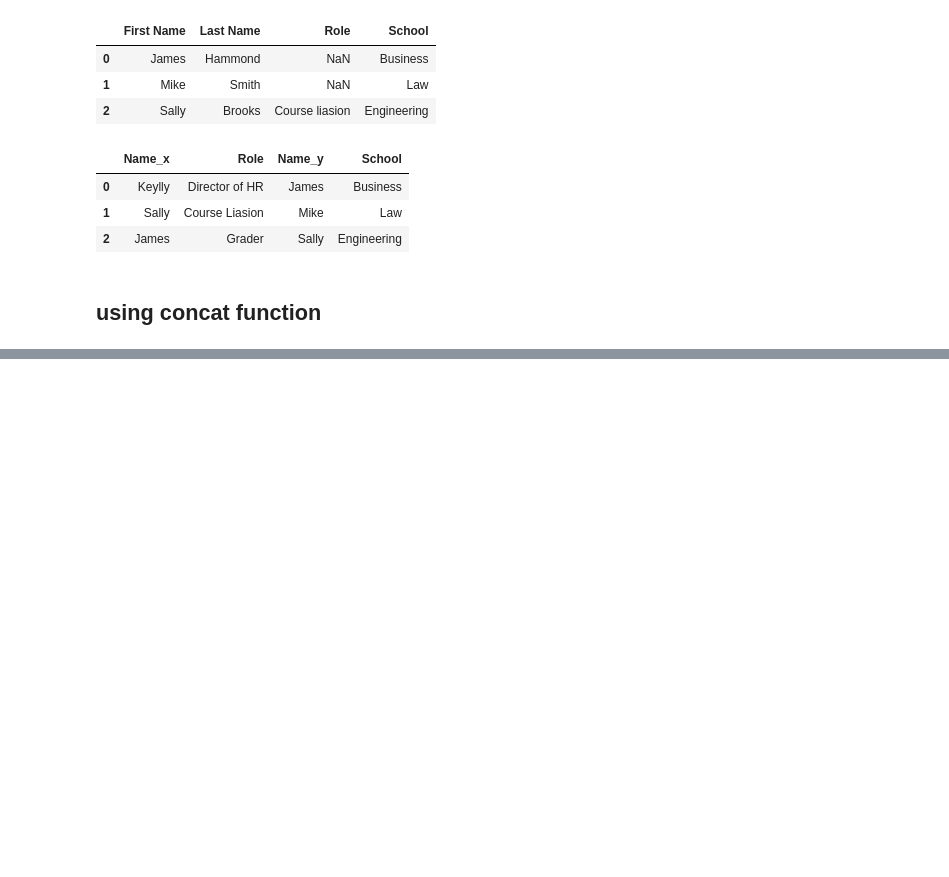
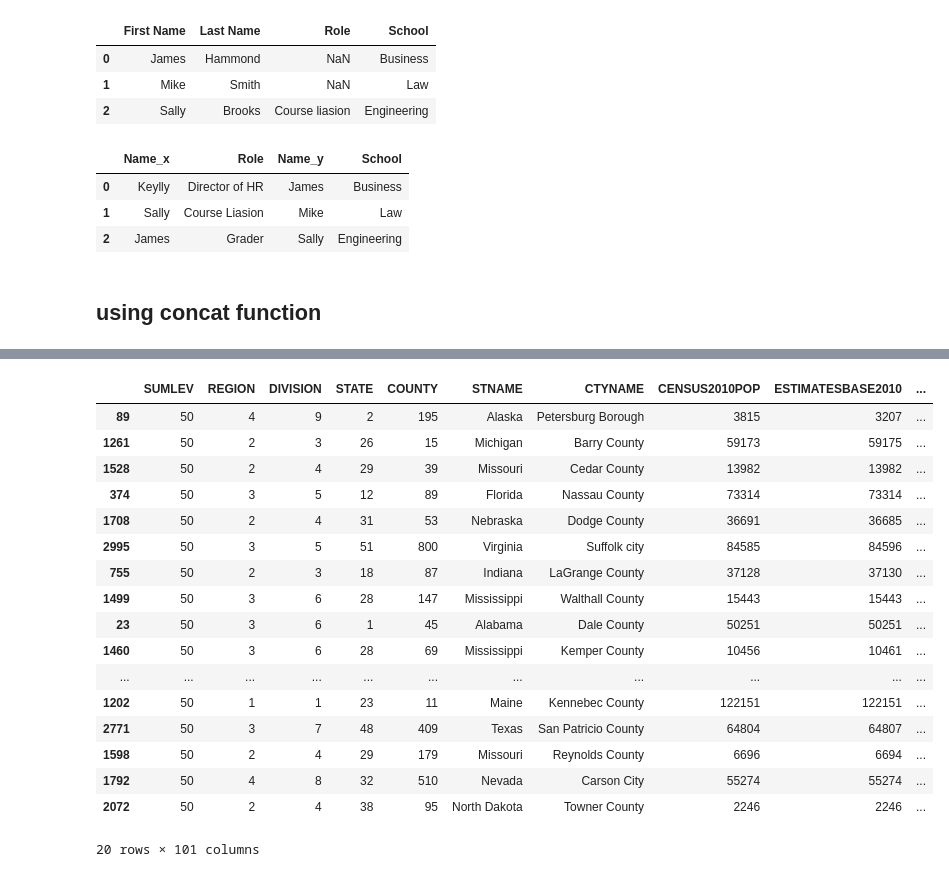
Before and after one commit to shohelbspi/Introduction-to-Data-Science-in-Python, a Jupyter notebook: Week_3.ipynb, the cells around one changed output, grey strips where cells are left out. Saved outputs shown, nothing was run; the diff lists cells and outputs as text; code cells hidden in the pictures; blank space fills up the shorter version.

Commit message:
pandas idioms code update in week3 notebook

```diff
--- a/Week_3.ipynb
+++ b/Week_3.ipynb
@@ -200,0 +331,12 @@ pd.merge(stuff_df,student_df,how='right',left_index=True,right_index=True)
+# %%
+def second_approch():
+    global census
+
+    new_census = census[census['SUMLEV']==50]
+    new_census = census[census].set_index(['SUMLEV','CTYNAME'], inplace=True)
+
+    return new_census.rename(columns={'ESTIMATESBASE2010':'estimate base 2010'})
+
+
+census = pd.read_csv('datasets/Week2/census.csv')
+timeit.timeit(first_approch,number=10)
@@ -200,0 +419,19 @@ pd.merge(stuff_df,student_df,how='right',left_index=True,right_index=True)
+# %%
+def get_state(x):
+    northeast = ['Connecticut','Maine','Vermont']
+    midweast = ['Indiana','North Dakota','South Dakota']
+    south  = ['North California','South California']
+    west = ['Idaho','Montana','Nevada']
+
+    if x in northeast:
+        return 'northeast'
+    elif x in midweast:
+        return 'midweast'
+    elif  x in south:
+        return 'south'
+    elif x in west:
+        return 'west'
+    else:
+        'N/A'
+# %%
+census['state_region'] = census['STNAME'].apply(lambda x:get_state(x))
@@ -200,0 +454,21 @@ pd.merge(stuff_df,student_df,how='right',left_index=True,right_index=True)
+# %%
+census.sample(20)
+# %% [output]
+|  | SUMLEV | REGION | DIVISION | STATE | COUNTY | STNAME | CTYNAME | CENSUS2010POP | ESTIMATESBASE2010 | ... |
+| 89 | 50 | 4 | 9 | 2 | 195 | Alaska | Petersburg Borough | 3815 | 3207 | ... |
+| 1261 | 50 | 2 | 3 | 26 | 15 | Michigan | Barry County | 59173 | 59175 | ... |
+| 1528 | 50 | 2 | 4 | 29 | 39 | Missouri | Cedar County | 13982 | 13982 | ... |
+| 374 | 50 | 3 | 5 | 12 | 89 | Florida | Nassau County | 73314 | 73314 | ... |
+| 1708 | 50 | 2 | 4 | 31 | 53 | Nebraska | Dodge County | 36691 | 36685 | ... |
+| 2995 | 50 | 3 | 5 | 51 | 800 | Virginia | Suffolk city | 84585 | 84596 | ... |
+| 755 | 50 | 2 | 3 | 18 | 87 | Indiana | LaGrange County | 37128 | 37130 | ... |
+| 1499 | 50 | 3 | 6 | 28 | 147 | Mississippi | Walthall County | 15443 | 15443 | ... |
+| 23 | 50 | 3 | 6 | 1 | 45 | Alabama | Dale County | 50251 | 50251 | ... |
+| 1460 | 50 | 3 | 6 | 28 | 69 | Mississippi | Kemper County | 10456 | 10461 | ... |
+| ... | ... | ... | ... | ... | ... | ... | ... | ... | ... | ... |
+| 1202 | 50 | 1 | 1 | 23 | 11 | Maine | Kennebec County | 122151 | 122151 | ... |
+| 2771 | 50 | 3 | 7 | 48 | 409 | Texas | San Patricio County | 64804 | 64807 | ... |
+| 1598 | 50 | 2 | 4 | 29 | 179 | Missouri | Reynolds County | 6696 | 6694 | ... |
+| 1792 | 50 | 4 | 8 | 32 | 510 | Nevada | Carson City | 55274 | 55274 | ... |
+| 2072 | 50 | 2 | 4 | 38 | 95 | North Dakota | Towner County | 2246 | 2246 | ... |
+20 rows × 101 columns
```
Also changed, not shown: parts of 33 cells of this notebook.
